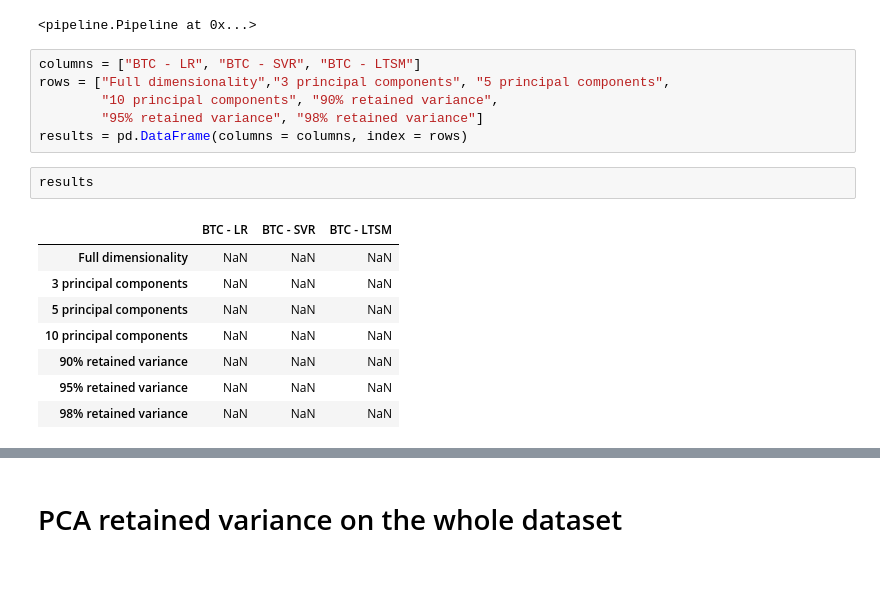
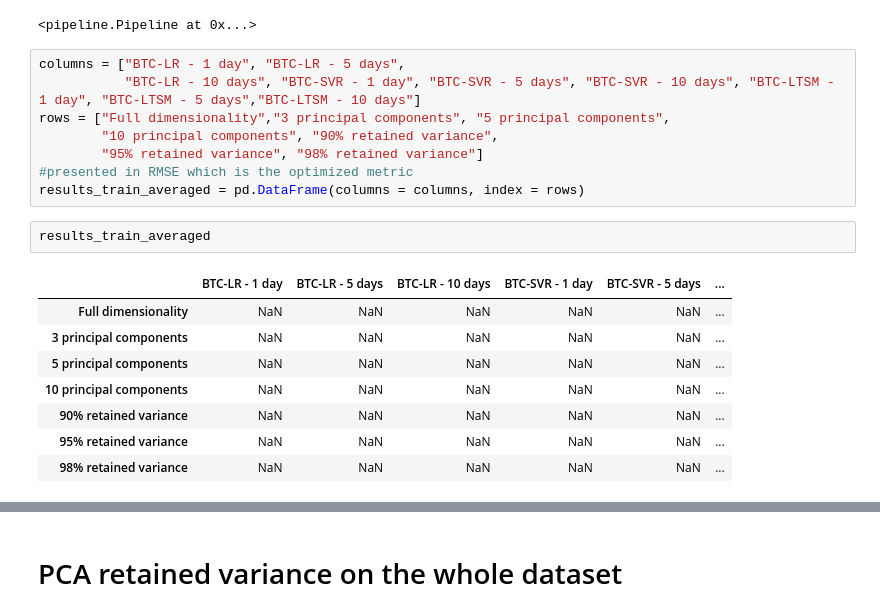
Before and after one commit to Tomas-Barhon/Noise-reduction-and-feature-extraction-with-principal-component-analysis, a Jupyter notebook: Code/btc_analysis.ipynb, the cells around one changed output, grey strips where cells are left out. Saved outputs shown, nothing was run; the diff lists cells and outputs as text; blank space fills up the shorter version.

```diff
--- a/Code/btc_analysis.ipynb
+++ b/Code/btc_analysis.ipynb
@@ -73,19 +78,21 @@ pipeline.shift_target()
 # %% [output]
 <pipeline.Pipeline at 0x...>
 # %%
-columns = ["BTC - LR", "BTC - SVR", "BTC - LTSM"]
+columns = ["BTC-LR - 1 day", "BTC-LR - 5 days",
+           "BTC-LR - 10 days", "BTC-SVR - 1 day", "BTC-SVR - 5 days", "BTC-SVR - 10 days", "BTC-LTSM - 1 day", "BTC-LTSM - 5 days","BTC-LTSM - 10 days"]
 rows = ["Full dimensionality","3 principal components", "5 principal components",
         "10 principal components", "90% retained variance",
         "95% retained variance", "98% retained variance"]
-results = pd.DataFrame(columns = columns, index = rows)
+#presented in RMSE which is the optimized metric
+results_train_averaged = pd.DataFrame(columns = columns, index = rows)
-# %%
-results
-# %% [output]
-|  | BTC - LR | BTC - SVR | BTC - LTSM |
-| Full dimensionality | NaN | NaN | NaN |
-| 3 principal components | NaN | NaN | NaN |
-| 5 principal components | NaN | NaN | NaN |
-| 10 principal components | NaN | NaN | NaN |
-| 90% retained variance | NaN | NaN | NaN |
-| 95% retained variance | NaN | NaN | NaN |
-| 98% retained variance | NaN | NaN | NaN |
+# %%
+results_train_averaged
+# %% [output]
+|  | BTC-LR - 1 day | BTC-LR - 5 days | BTC-LR - 10 days | BTC-SVR - 1 day | BTC-SVR - 5 days | ... |
+| Full dimensionality | NaN | NaN | NaN | NaN | NaN | ... |
+| 3 principal components | NaN | NaN | NaN | NaN | NaN | ... |
+| 5 principal components | NaN | NaN | NaN | NaN | NaN | ... |
+| 10 principal components | NaN | NaN | NaN | NaN | NaN | ... |
+| 90% retained variance | NaN | NaN | NaN | NaN | NaN | ... |
+| 95% retained variance | NaN | NaN | NaN | NaN | NaN | ... |
+| 98% retained variance | NaN | NaN | NaN | NaN | NaN | ... |
```
Also changed, not shown: parts of 39 cells of this notebook, 1 other file.
